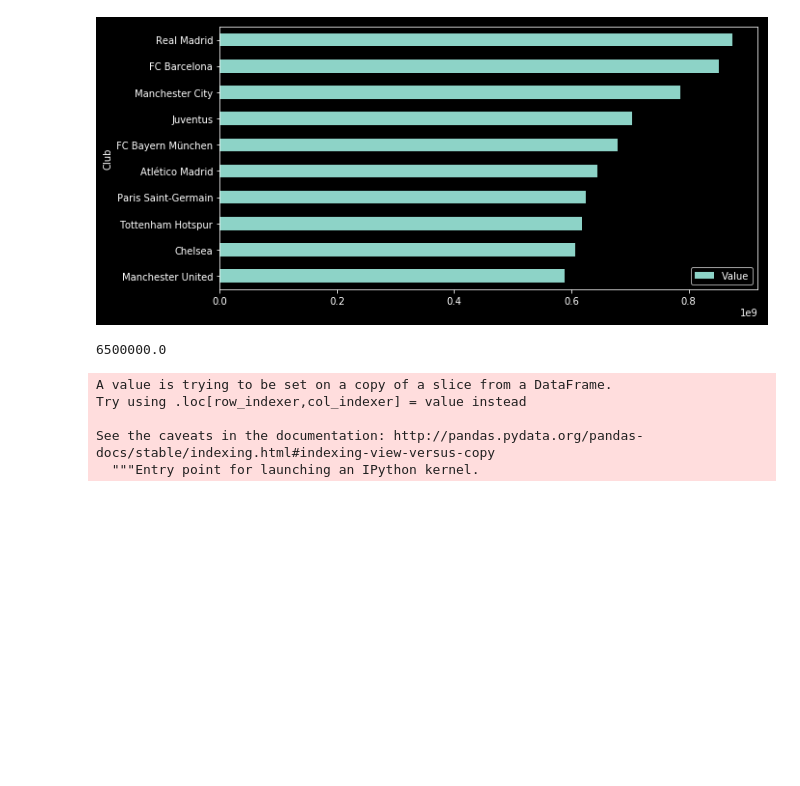
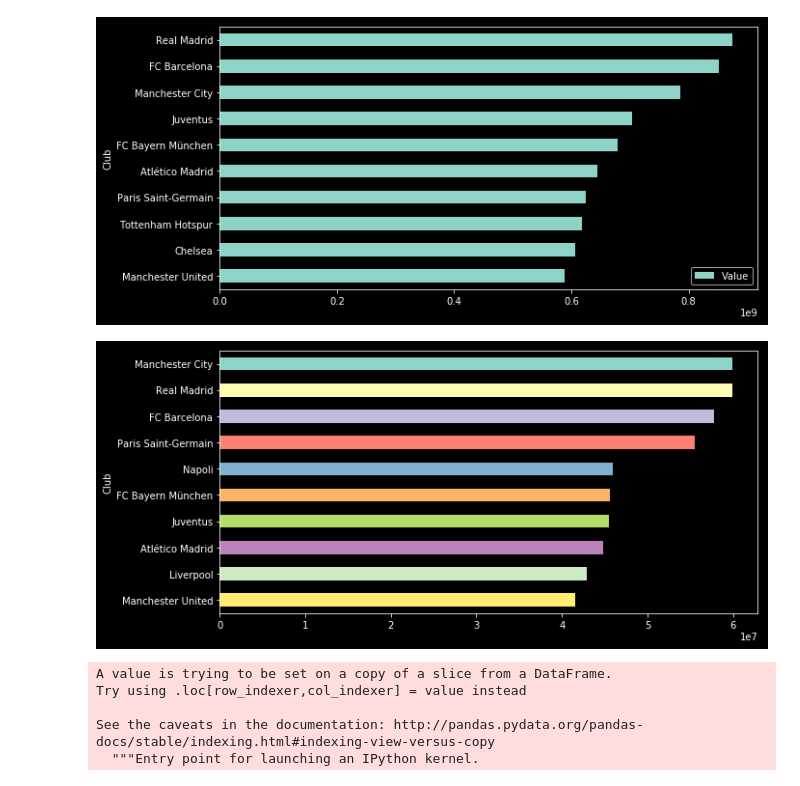
Before and after one commit to Cwade9/Fifa-Analysis, a Jupyter notebook: Player Description.ipynb, the cells around one changed output. Saved outputs shown, nothing was run; the diff lists cells and outputs as text; code cells hidden in the pictures; blank space fills up the shorter version.

```diff
--- a/Player Description.ipynb
+++ b/Player Description.ipynb
@@ -171,11 +178,13 @@ topclubs.plot(figsize=(10,5), kind='barh').invert_yaxis()
 # %% [output]
 [figure]
 # %%
-topclubspercent=df1[['Club','Value','Name']]
+topclubspercent=df1[['Club','Value']].set_index('Club')
 # %%
-topclubspercent=topclubspercent.Value.quantile(.9)
+topclubspercent =topclubspercent.groupby('Club')['Value'].quantile(.90)
-# %%
-topclubspercent
-# %% [output]
-6500000.0
+# %%
+topclubspercent=topclubspercent.nlargest(10)
+# %%
+topclubspercent.plot(figsize=(10,5), kind='barh').invert_yaxis()
+# %% [output]
+[figure, added]
 # %%
```
Also changed, not shown: parts of 17 cells of this notebook, 4 other files.
